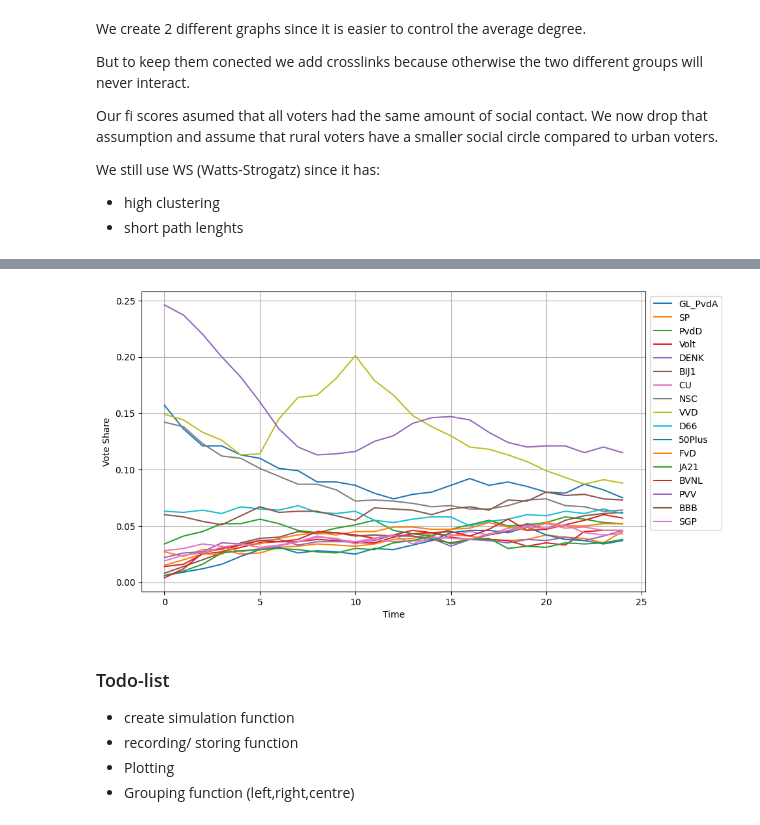
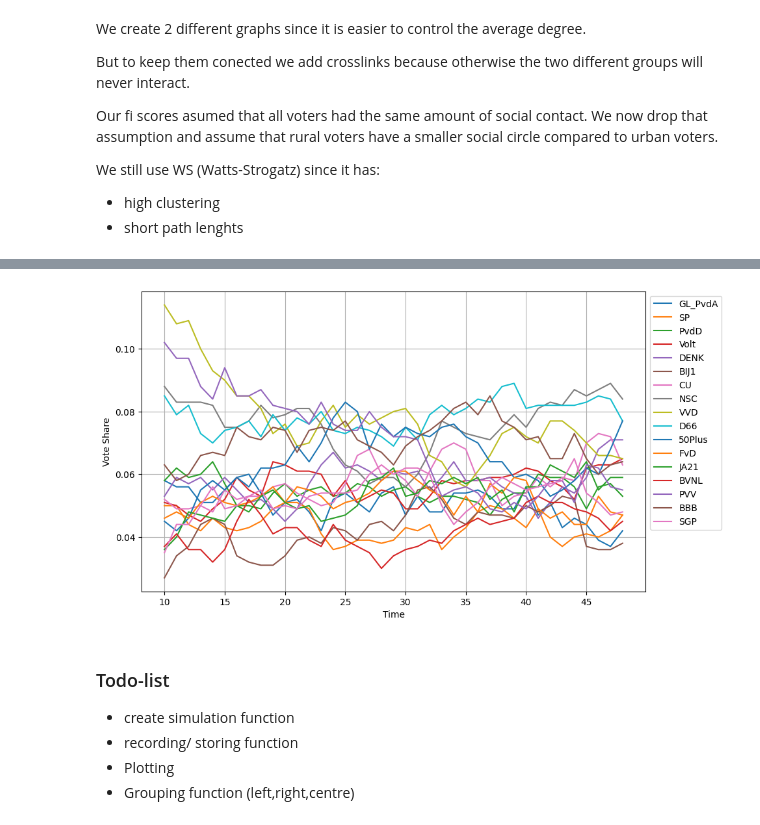
Before and after one commit to tomme2009/ProjectComputationalScience, a Jupyter notebook: Week2_PCS.ipynb, the cells around one changed output, grey strips where cells are left out. Saved outputs shown, nothing was run; the diff lists cells and outputs as text; code cells hidden in the pictures.

```diff
--- a/Week2_PCS.ipynb
+++ b/Week2_PCS.ipynb
@@ -42,7 +49,7 @@ def dict_to_party_arrays(party_share_dict):
     return parties, probs, p2i, i2p
 
 party_order = left_keys + centre_keys + right_keys
-parties, probs_2023, p2i, i2p = dict_to_party_arrays(parties2023)
+parties_bias, probs_2023, p2i, i2p = dict_to_party_arrays(parties2023)
 # %% [markdown]
 ### ABM
 # %% [markdown]
@@ -227,8 +271,17 @@ Compute Pi(p) from f and A(t)
 Sample a new party from Pi(p)
 """
 def update_voter(
-        voter_index, party, loyalty, susceptibility, neighbors,
-        peer_pressure_strength, events_strength, bias_strength, attractiveness, bias, rng
+        voter_index: int,
+        party: npt.NDArray[np.int64],
+        loyalty: NP_Array,
+        susceptibility: NP_Array,
+        neighbors: Dict[int, List[int]],
+        peer_pressure_strength: float,
+        events_strength: float,
+        bias_strength: float,
+        attractiveness: NP_Array,
+        bias: NP_Array,
+        rng: np.random.Generator
     ):
     # voter keeps the same party if rng is smaller than loyalty
     if rng.random() < loyalty[voter_index]:
@@ -242,8 +295,15 @@ def update_voter(
 
     #Compute Pi(p)
     probs = compute_probs(
-        neighbor_votes, susceptibility[voter_index],
-        peer_pressure_strength, events_strength, bias_strength, attractiveness, bias[voter_index]
+        # Party left-right generated by vibes
+        np.array([0.15, 0.05, 0.20, 0.25, 0.30, 0.00, 0.35, 0.50, 0.65, 0.55, 0.60, 0.85, 0.80, 0.90, 0.95, 0.75, 0.88]),
+        neighbor_votes,
+        susceptibility[voter_index],
+        peer_pressure_strength,
+        events_strength,
+        attractiveness,
+        bias[voter_index],
+        bias_strength
     )
 
     #Sample new party
@@ -400,40 +564,39 @@ def simulate_amb(
 
     return history
 # %%
-events = [
+events: List[Dict[str, Any]] = [
     {"party": "VVD", "start": 5, "end": 10, "A": 2.0},
     {"party": "PVV", "start": 8, "end": 15, "A": 1.5}
 ]
 
 parties2023_normalized = list(parties2023.values()) / np.sum(list(parties2023.values()))
 
-T = 24
+time_steps = 48
 
 history = simulate_amb(
     N=1000,
     parties=list(parties2023.keys()),
     probs_2023=parties2023_normalized,
-    T=T,
-    beta=3,
-    gamma=1,
-    delta=1.5,
-    B_range=(-1,1),
+    time_steps=time_steps,
+    peer_pressure_strength=3,
+    events_strength=1,
+    bias_strength=1.0,
     graph_type="small_world",
     events=events,
-    seed=1
+    seed=2
 )
 
 plt.figure(figsize=(10, 6))
 for i, party in enumerate(parties2023.keys()):
-    plt.plot(range(T + 1), history[:, i], label=party)
+    plt.plot(range(10, time_steps + 1), history[10:, i], label=party)
 
 plt.xlabel('Time')
 plt.ylabel('Vote Share')
 plt.legend(loc='upper left', bbox_to_anchor=(1, 1))
 plt.grid(True)
 plt.show()
 # %% [output]
-[figure, old version]
+[figure, new version]
 # %% [markdown]
 ### Todo-list
 - create simulation function
```
Also changed, not shown: parts of 10 cells of this notebook.
